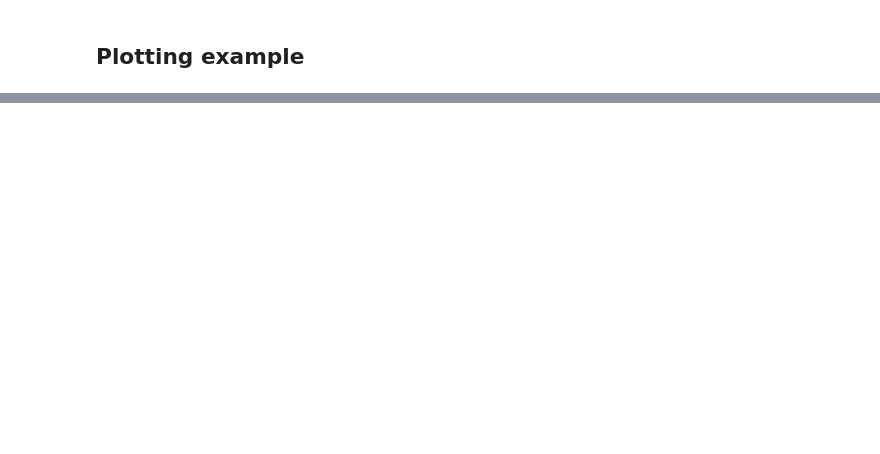
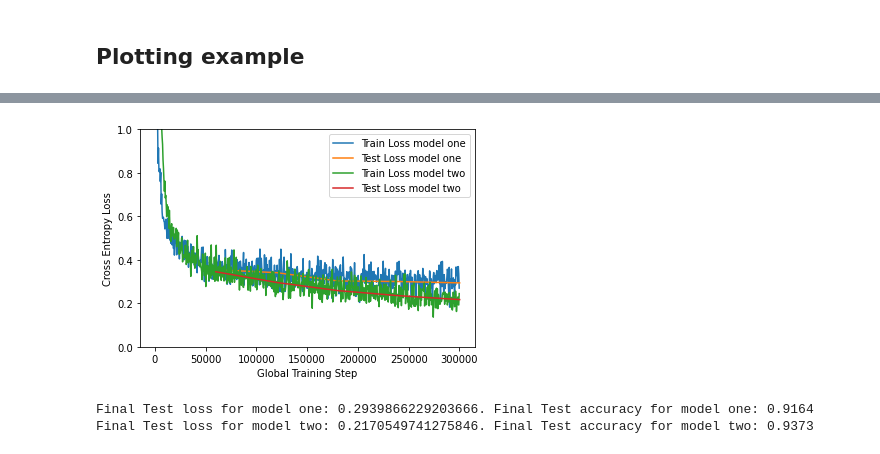
Before and after one commit to ashiqulalamkhan/TDT4195_IP, a Jupyter notebook: assignment 1/task4.ipynb, the cells around one changed output, grey strips where cells are left out. Cells and saved outputs as stored; diff of their text form; code cells hidden in the pictures; blank space fills up the shorter version.

```diff
--- a/assignment 1/task4.ipynb
+++ b/assignment 1/task4.ipynb
@@ -195,0 +466,23 @@ for idx in range(len(weight)):
+# %%
+#Performence Visualization model one vs model two:
+# We can now plot the two models against each other
+# Plot loss
+utils.plot_loss(train_loss_dict_org, label="Train Loss model one")
+utils.plot_loss(test_loss_dict_org, label="Test Loss model one")
+utils.plot_loss(train_loss_dict_new, label="Train Loss model two")
+utils.plot_loss(test_loss_dict_new, label="Test Loss model two")
+# Limit the y-axis of the plot (The range should not be increased!)
+plt.ylim([0, 1])
+plt.legend()
+plt.xlabel("Global Training Step")
+plt.ylabel("Cross Entropy Loss")
+plt.savefig("image_solutions/task_4d.png")
+plt.show()
+
+torch.save(model.state_dict(), "saved_model_new.torch")
+print(f"Final Test loss for model one: {final_loss_org}. Final Test accuracy for model one: {final_acc_org}")
+print(f"Final Test loss for model two: {final_loss_new}. Final Test accuracy for model two: {final_acc_new}")
+# %% [output]
+[figure, added]
+Final Test loss for model one: 0.2939866229203666. Final Test accuracy for model one: 0.9164
+Final Test loss for model two: 0.2170549741275846. Final Test accuracy for model two: 0.9373
```
Also changed, not shown: parts of 22 cells of this notebook, 15 other files.
